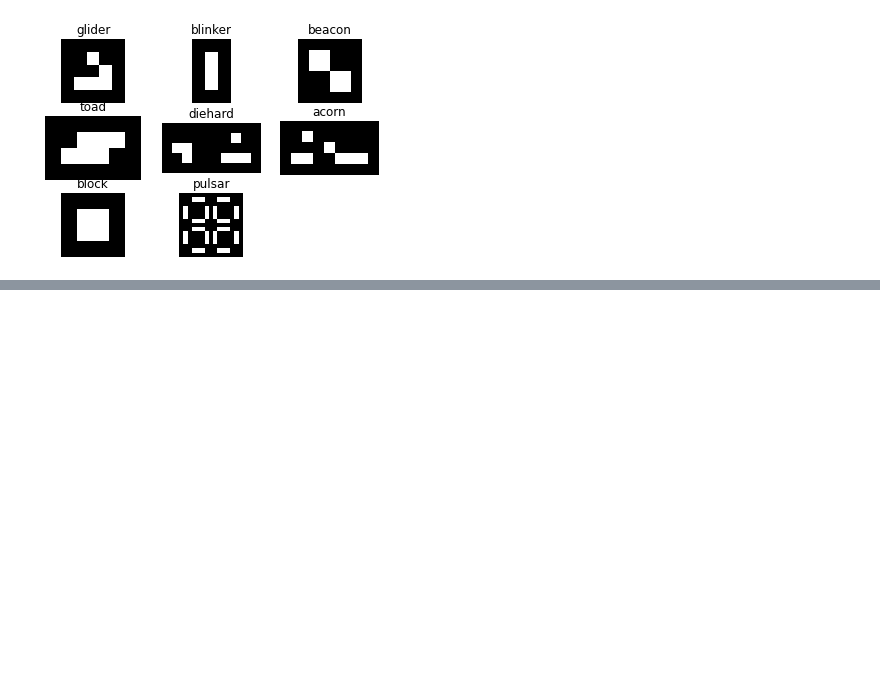
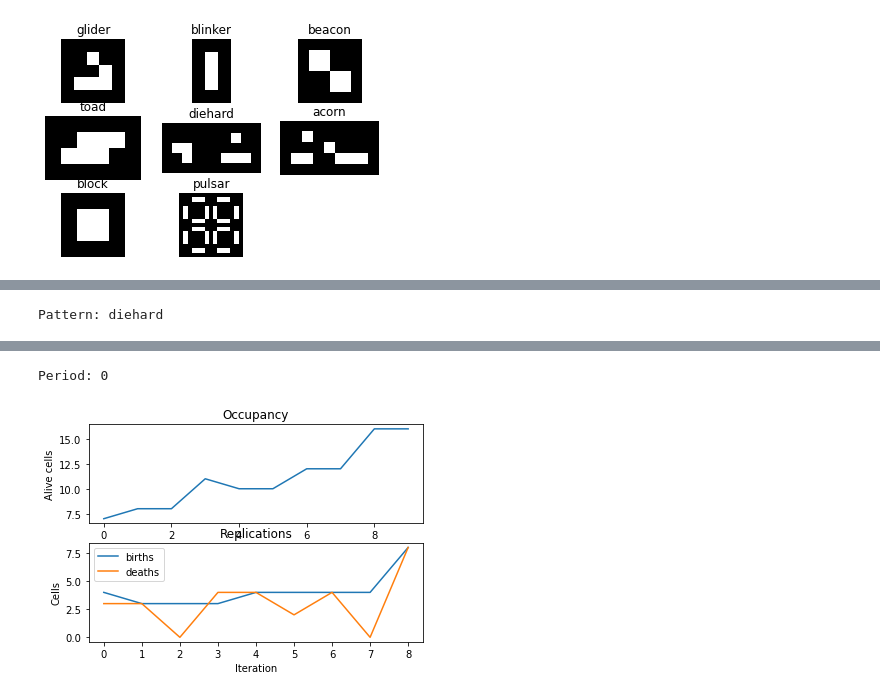
Before and after one commit to fabiovac/game_of_life, a Jupyter notebook: Project.ipynb, the cells around one changed output, grey strips where cells are left out. Saved outputs shown, nothing was run; the diff lists cells and outputs as text; code cells hidden in the pictures; blank space fills up the shorter version.

```diff
--- a/Project.ipynb
+++ b/Project.ipynb
@@ -331,0 +333,4 @@ display(IPyImage(filename))
+# %%
+analyze_pattern(library, 'diehard')
+# %% [output]
+Pattern: diehard
@@ -331,0 +338,2 @@ display(IPyImage(filename))
+Period: 0
+[figure, added]
```
Also changed, not shown: parts of 17 cells of this notebook, 7 other files.
